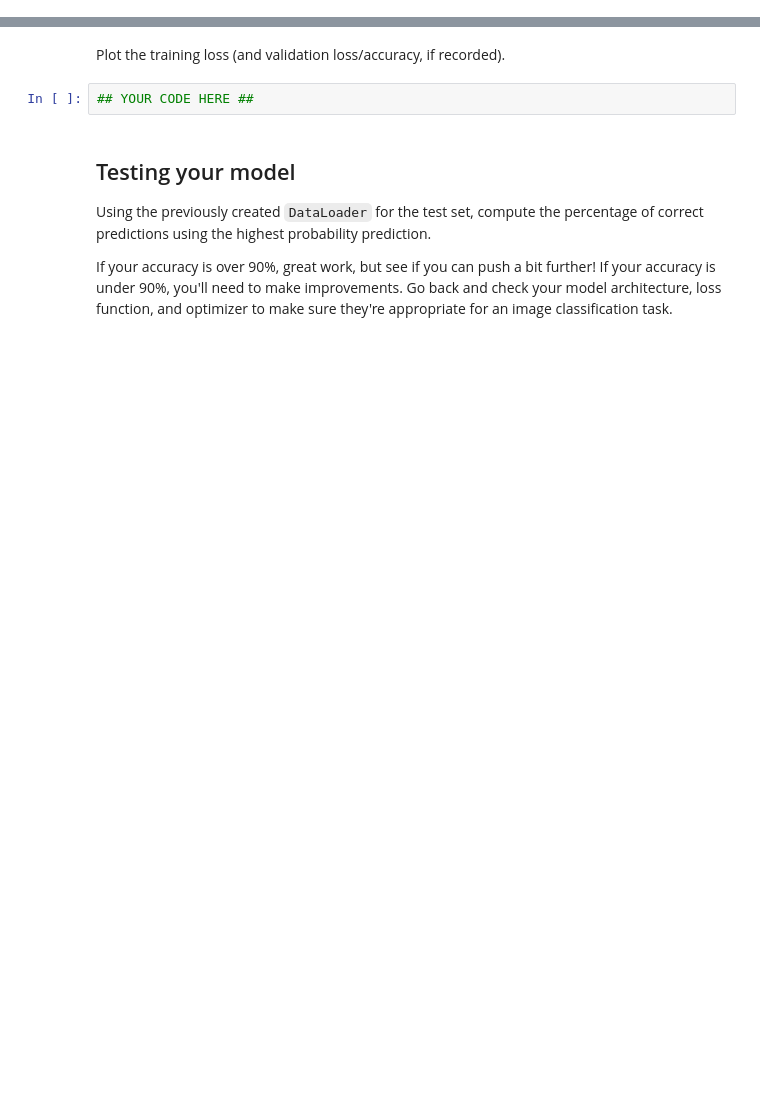
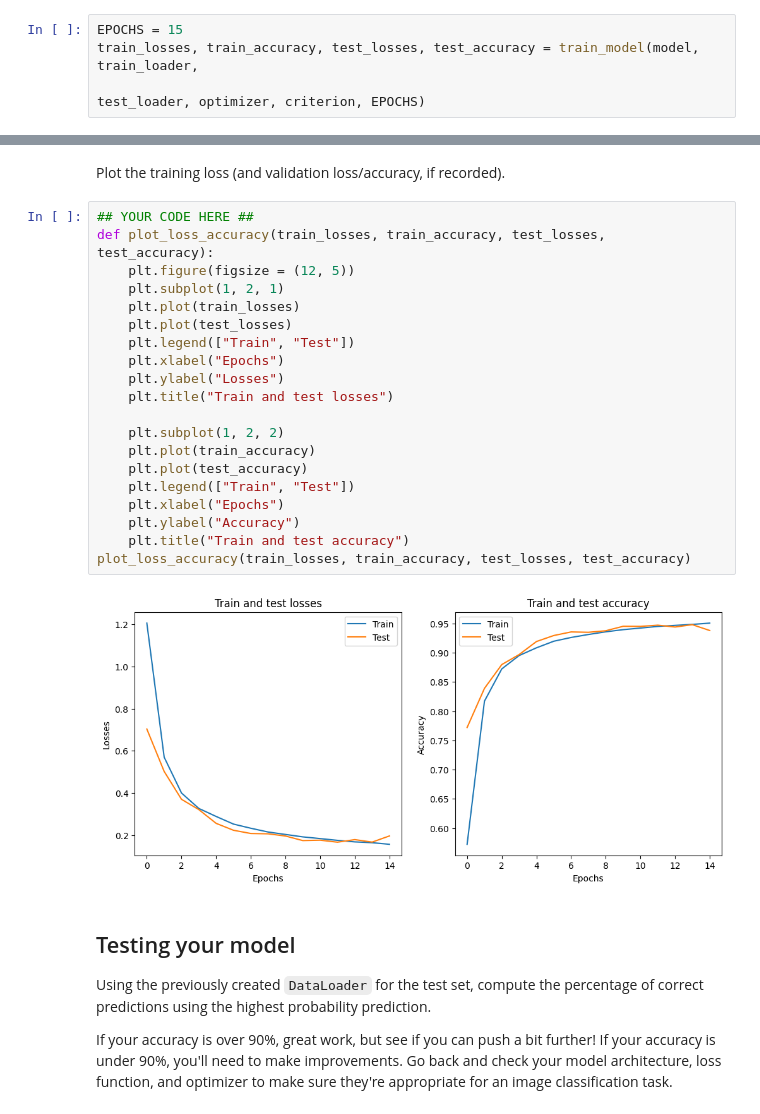
Before and after one commit to Mach-web/Developing-a-Handwritten-Digits-Classifier, a Jupyter notebook: MNIST_Handwritten_Digits-STARTER.ipynb, the cells around one changed output, grey strips where cells are left out. Cells and saved outputs as stored; diff of their text form; blank space fills up the shorter version.

Commit message:
Improved the neural network, visualized accuracy and loss and saved the model

```diff
--- a/MNIST_Handwritten_Digits-STARTER.ipynb
+++ b/MNIST_Handwritten_Digits-STARTER.ipynb
@@ -263,0 +247,4 @@ for epoch in range(EPOCHS):
+# %%
+EPOCHS = 15
+train_losses, train_accuracy, test_losses, test_accuracy = train_model(model, train_loader,
+                                                                       test_loader, optimizer, criterion, EPOCHS)
@@ -264,7 +269,27 @@ for epoch in range(EPOCHS):
 # %% [markdown]
 Plot the training loss (and validation loss/accuracy, if recorded).
-# %%
-## YOUR CODE HERE ##
+# %%
+## YOUR CODE HERE ##
+def plot_loss_accuracy(train_losses, train_accuracy, test_losses, test_accuracy):
+    plt.figure(figsize = (12, 5))
+    plt.subplot(1, 2, 1)
+    plt.plot(train_losses)
+    plt.plot(test_losses)
+    plt.legend(["Train", "Test"])
+    plt.xlabel("Epochs")
+    plt.ylabel("Losses")
+    plt.title("Train and test losses")
+
+    plt.subplot(1, 2, 2)
+    plt.plot(train_accuracy)
+    plt.plot(test_accuracy)
+    plt.legend(["Train", "Test"])
+    plt.xlabel("Epochs")
+    plt.ylabel("Accuracy")
+    plt.title("Train and test accuracy")
+plot_loss_accuracy(train_losses, train_accuracy, test_losses, test_accuracy)
+# %% [output]
+[figure, added]
 # %% [markdown]
 ## Testing your model
 Using the previously created `DataLoader` for the test set, compute the percentage of correct predictions using the highest probability prediction.
```
Also changed, not shown: parts of 15 cells of this notebook.
